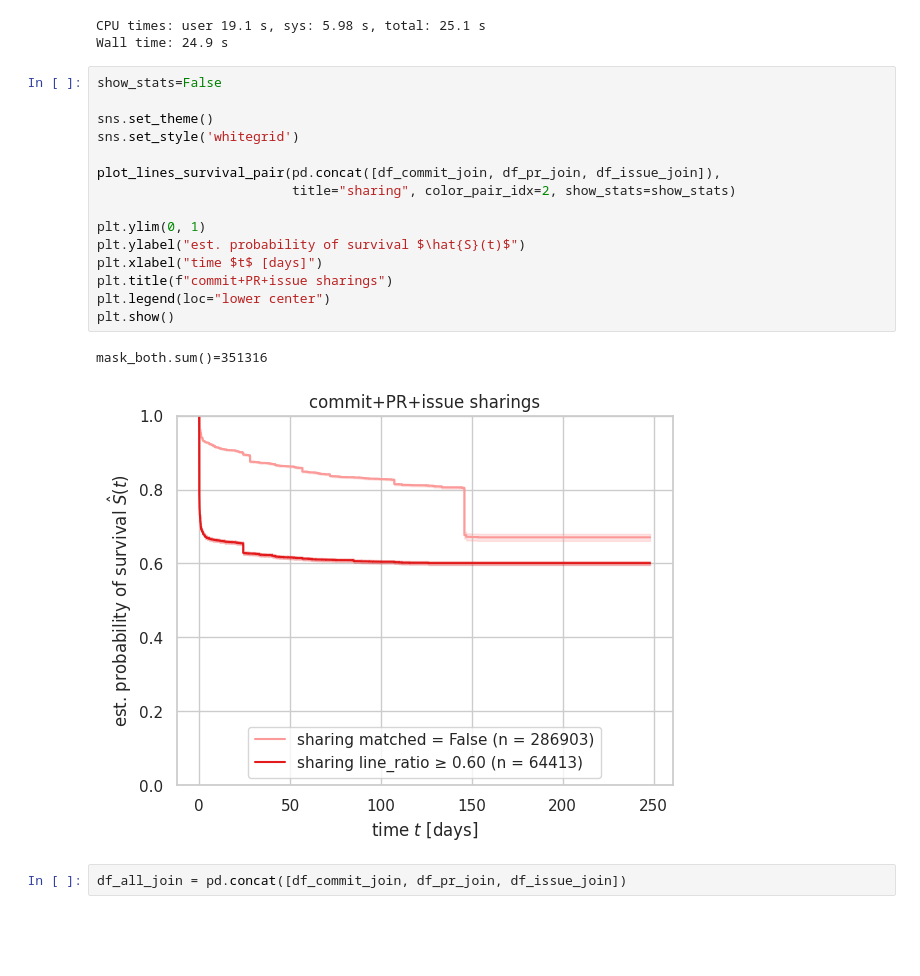
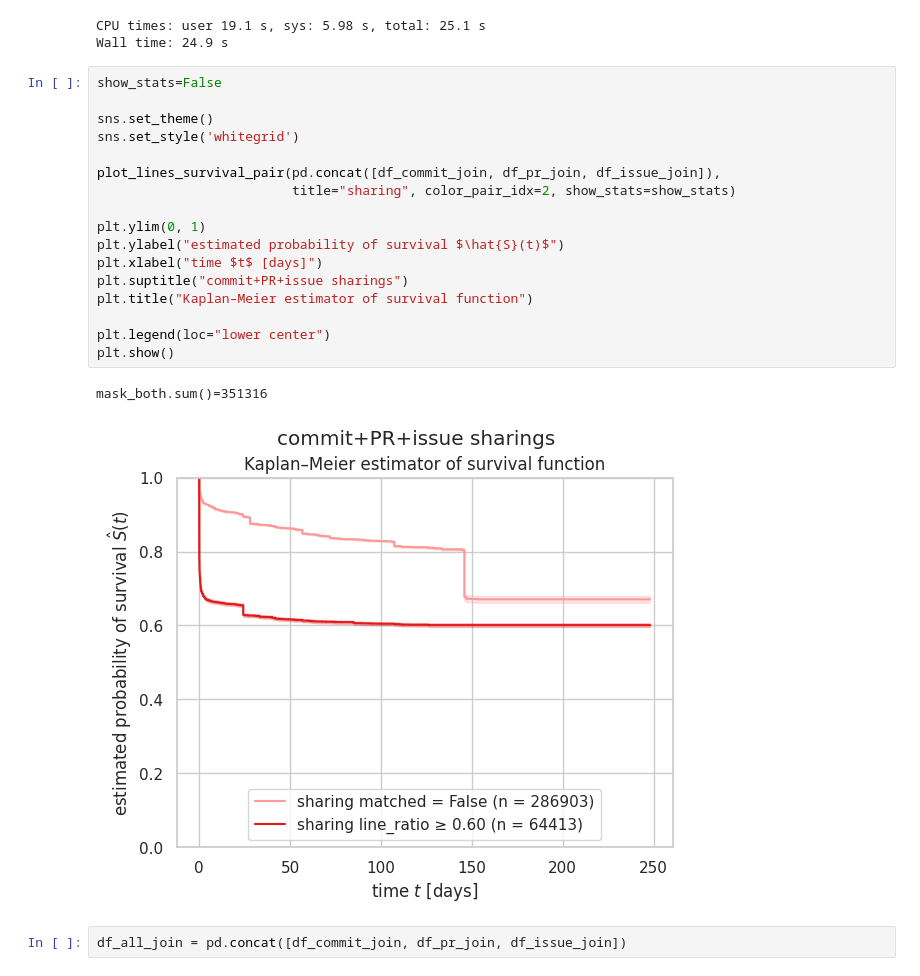
Before and after one commit to ncusi/MSR_Challenge_2024, a Jupyter notebook: notebooks/analyze_changes_survival.ipynb, the cells around one changed output. Saved outputs shown, nothing was run; the diff lists cells and outputs as text; blank space fills up the shorter version.

Commit message:
analyze_changes_survival.ipynb: Improving the look of [last] KM plot
Use seaborn to set style with sns.set_theme() and sns.set_style('whitegrid')...
which was accidentally committed as part of commit f71c4e0 (dvc.lock: Run
"*_similarities" stages (from checkpoint), 2023-12-12).

Spell Oy label in full, and add subtitle to the last plot.

```diff
--- a/notebooks/analyze_changes_survival.ipynb
+++ b/notebooks/analyze_changes_survival.ipynb
@@ -1795,21 +1795,23 @@ Wall time: 24.9 s
 # %%
 show_stats=False
 
 sns.set_theme()
 sns.set_style('whitegrid')
 
 plot_lines_survival_pair(pd.concat([df_commit_join, df_pr_join, df_issue_join]),
                          title="sharing", color_pair_idx=2, show_stats=show_stats)
 
 plt.ylim(0, 1)
-plt.ylabel("est. probability of survival $\hat{S}(t)$")
+plt.ylabel("estimated probability of survival $\hat{S}(t)$")
 plt.xlabel("time $t$ [days]")
-plt.title(f"commit+PR+issue sharings")
+plt.suptitle("commit+PR+issue sharings")
+plt.title("Kaplan–Meier estimator of survival function")
+
 plt.legend(loc="lower center")
 plt.show()
 # %% [output]
 mask_both.sum()=351316
-[figure, old version]
+[figure, new version]
 # %%
 df_all_join = pd.concat([df_commit_join, df_pr_join, df_issue_join])
 # %%
```
